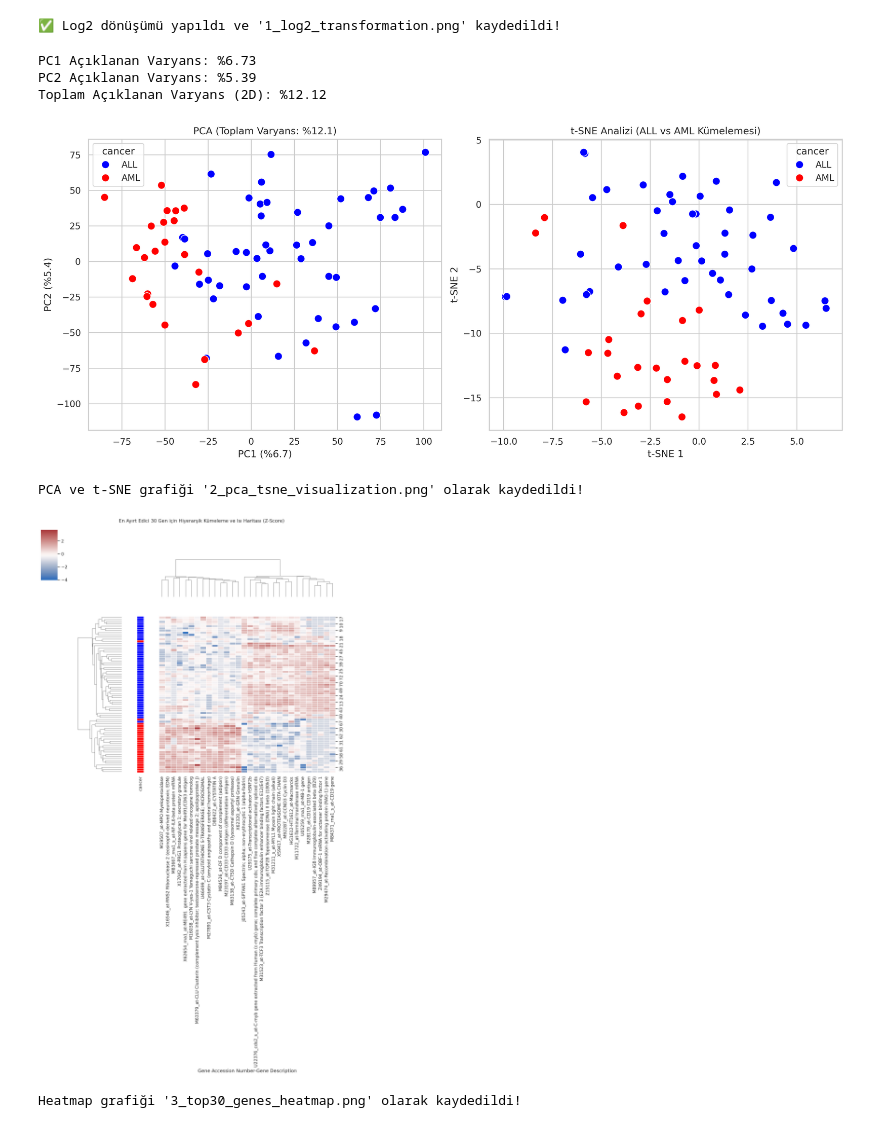
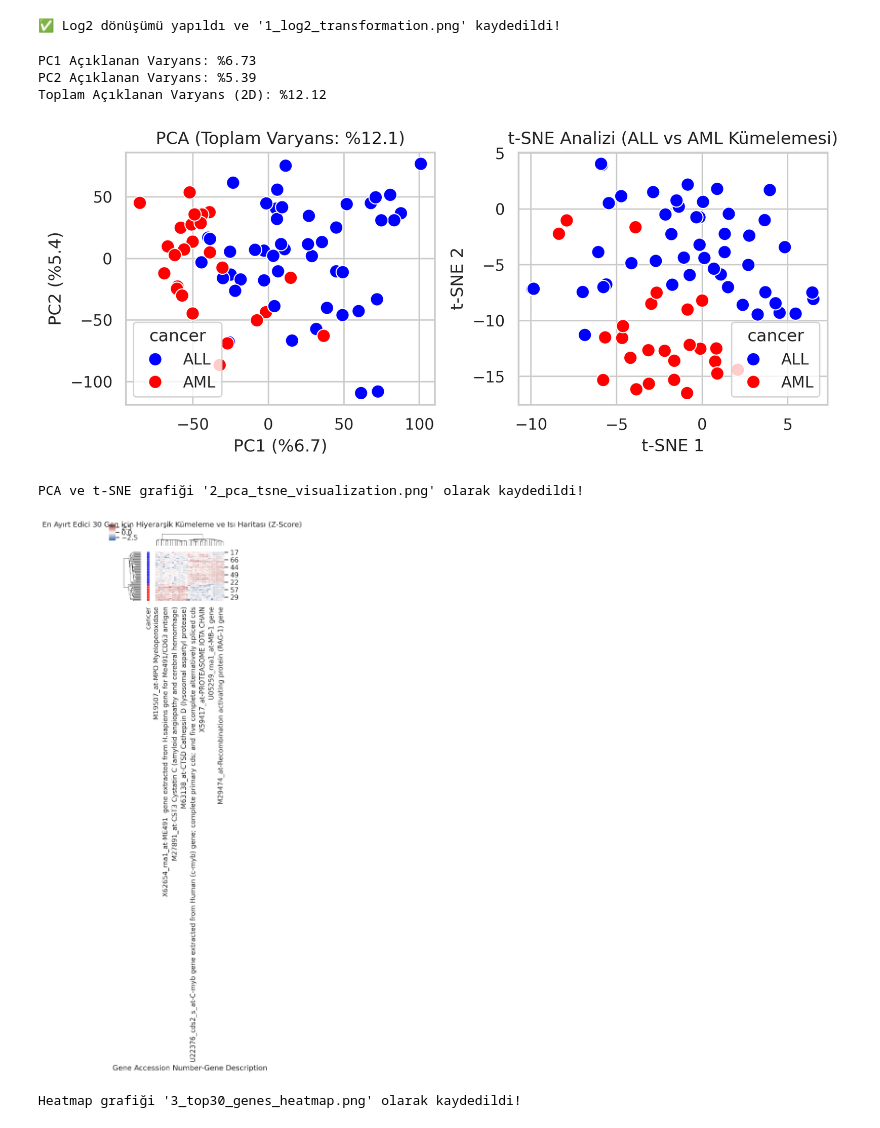
Before and after one commit to sharakhaplan/All-Aml-Leukemia-Subtype-Classification-Using-Gene-Expression-Data, a Jupyter notebook: Classification_of_ALL_and_AML.ipynb, the cells around one changed output. Saved outputs shown, nothing was run; the diff lists cells and outputs as text; code cells hidden in the pictures.

```diff
--- a/Classification_of_ALL_and_AML.ipynb
+++ b/Classification_of_ALL_and_AML.ipynb
@@ -127,7 +127,7 @@ tsne = TSNE(n_components=2, random_state=42, perplexity=15)
 X_tsne = tsne.fit_transform(X_log2)
 
 # Grafik Çizimi
-fig, axes = plt.subplots(1, 2, figsize=(14, 6))
+fig, axes = plt.subplots(1, 2, figsize=(8, 3.5))
 
 # PCA Grafiği
 sns.scatterplot(x=X_pca[:, 0], y=X_pca[:, 1], hue=y_labels, palette={'ALL': 'blue', 'AML': 'red'}, s=90, ax=axes[0])
@@ -151,38 +151,39 @@ print("PCA ve t-SNE grafiği '2_pca_tsne_visualization.png' olarak kaydedildi!")
 PC1 Açıklanan Varyans: %6.73
 PC2 Açıklanan Varyans: %5.39
 Toplam Açıklanan Varyans (2D): %12.12
-[figure, old version]
+[figure, new version]
 PCA ve t-SNE grafiği '2_pca_tsne_visualization.png' olarak kaydedildi!
 # %%
 # ALL ve AML grupları arasında t-testi
 all_mask = (y_labels == 'ALL')
 aml_mask = (y_labels == 'AML')
 
 p_values = {}
 for col in X_log2.columns:
     stat, p = stats.ttest_ind(X_log2.loc[all_mask, col], X_log2.loc[aml_mask, col])
     p_values[col] = p
 p_series = pd.Series(p_values)
 top30_genes = p_series.nsmallest(30).index
 
 # En ayırt edici 30 gen matrisi
 X_top30 = X_log2[top30_genes]
 
 # Etiket renk haritası (ALL: Mavi, AML: Kırmızı)
 lut = {'ALL': 'blue', 'AML': 'red'}
 row_colors = y_labels.map(lut)
 
 # Clustermap (Heatmap + Hiyerarşik Kümeleme)
 g = sns.clustermap(X_top30, row_colors=row_colors, cmap="vlag", z_score=1,
-                   figsize=(12, 10), linewidths=0.5)
+                   figsize=(3, 2), linewidths=0.2)
+
 
 g.fig.suptitle("En Ayırt Edici 30 Gen için Hiyerarşik Kümeleme ve Isı Haritası (Z-Score)", y=1.02)
 plt.savefig("3_top30_genes_heatmap.png", bbox_inches='tight')
 plt.show()
 
 print("Heatmap grafiği '3_top30_genes_heatmap.png' olarak kaydedildi!")
 # %% [output]
-[figure, old version]
+[figure, new version]
 Heatmap grafiği '3_top30_genes_heatmap.png' olarak kaydedildi!
 # %%
 # Train ve Independent ayrım etiketi
```
Also changed, not shown: parts of 1 cell of this notebook.
